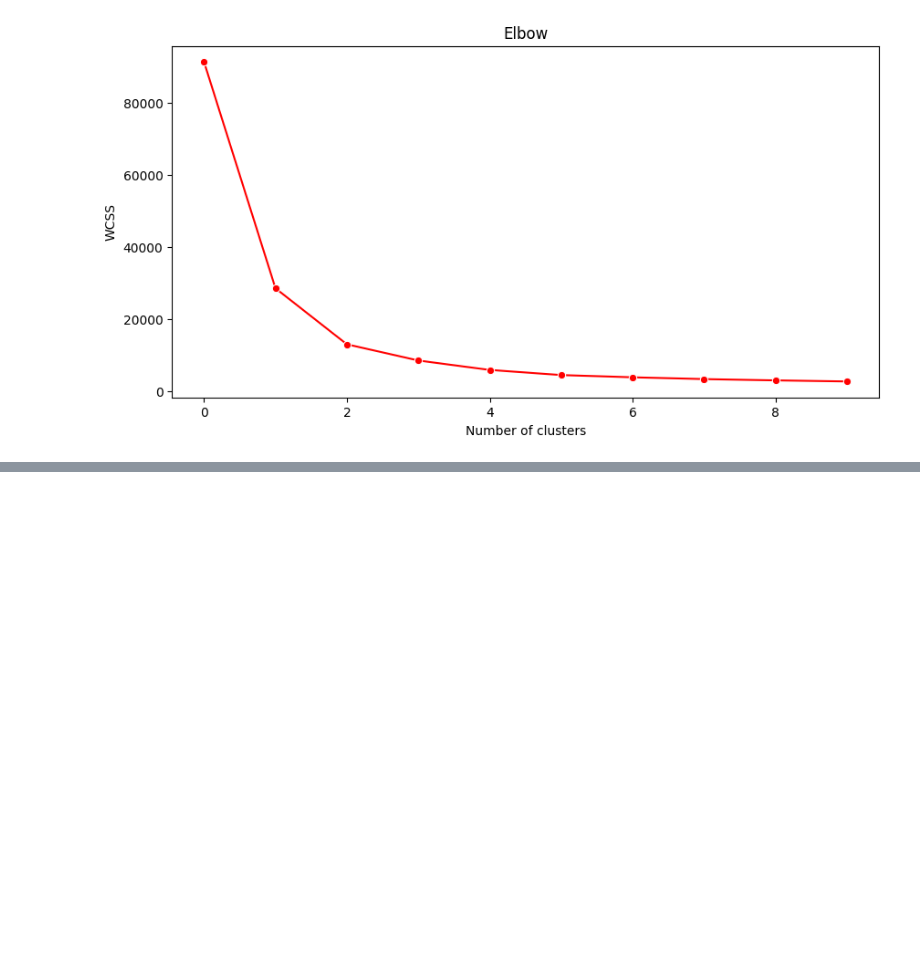
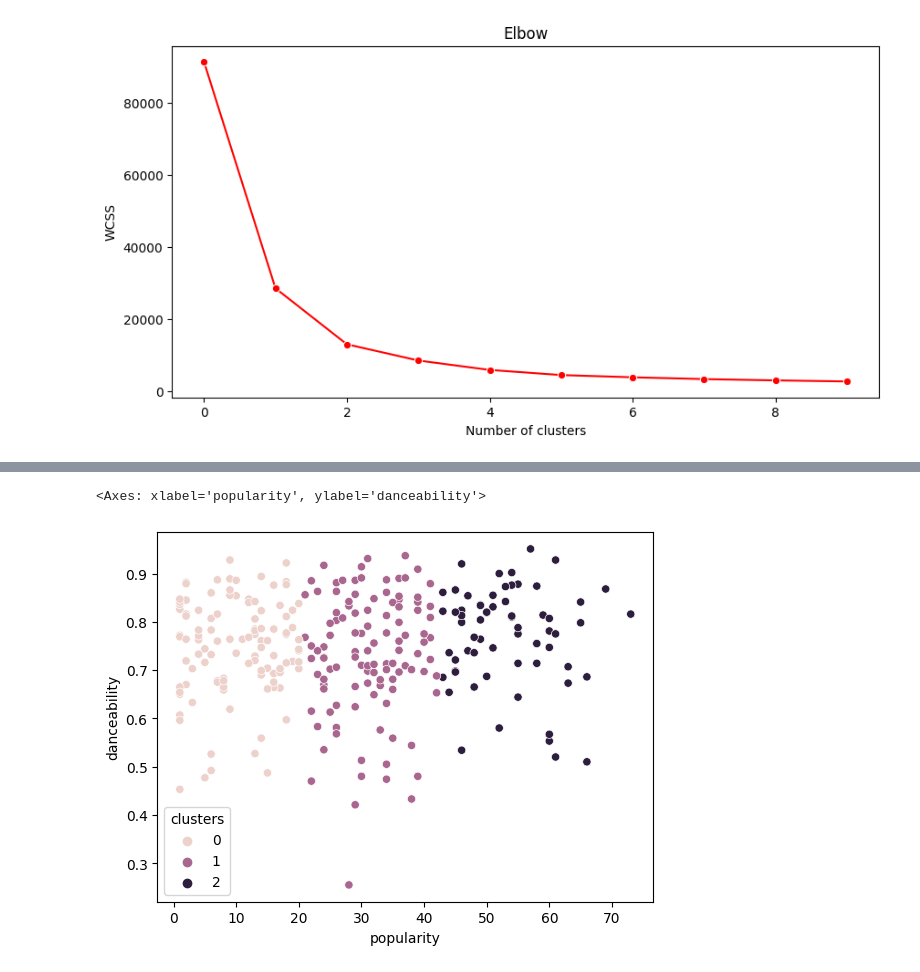
Before and after one commit to skillmaker-dev/ML-For-Beginners, a Jupyter notebook: 5-Clustering/2-K-Means/notebook.ipynb, the cells around one changed output, grey strips where cells are left out. Drawn from its saved outputs; the diff is of its cells as text; code cells hidden in the pictures; blank space fills up the shorter version.

Commit message:
test clusters visualisation using seaborn

```diff
--- a/5-Clustering/2-K-Means/notebook.ipynb
+++ b/5-Clustering/2-K-Means/notebook.ipynb
@@ -140,8 +140,6 @@ from sklearn.cluster import KMeans
 kmeans = KMeans(n_clusters = 3)
 kmeans.fit(X)
 labels = kmeans.predict(X)
-plt.scatter(df['popularity'],df['danceability'],c = labels)
-plt.xlabel('popularity')
-plt.ylabel('danceability')
-plt.show()
+df['clusters'] = labels
+df.head()
 # %% [output]
@@ -149,3 +152,11 @@ plt.show()
+# %%
+sns.scatterplot(data=df,x='popularity',y='danceability',hue='clusters')
+# plt.xlabel('popularity')
+# plt.ylabel('danceability')
+# plt.show()
+# %% [output]
+<Axes: xlabel='popularity', ylabel='danceability'>
+[figure, added]
 # %%
 labels = kmeans.labels_
 
```
Also changed, not shown: parts of 3 cells of this notebook.
